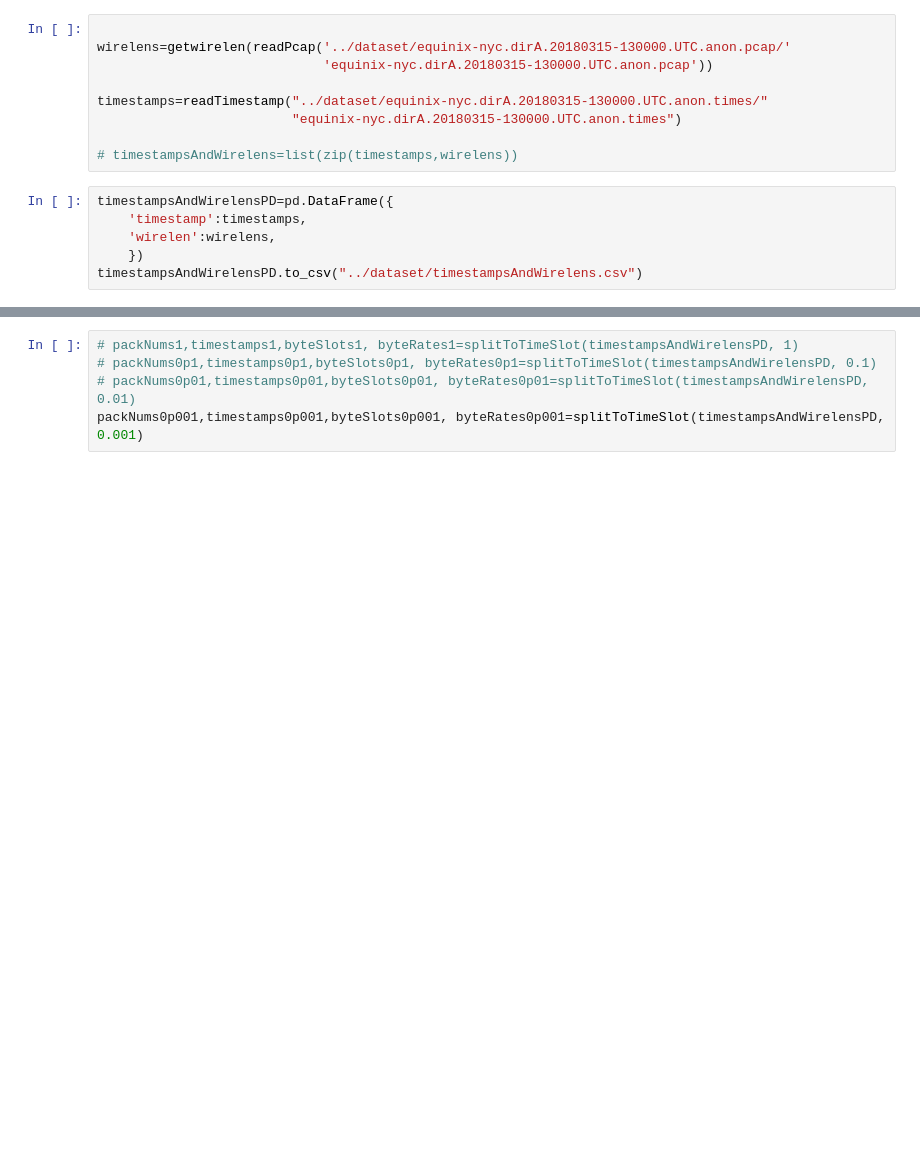
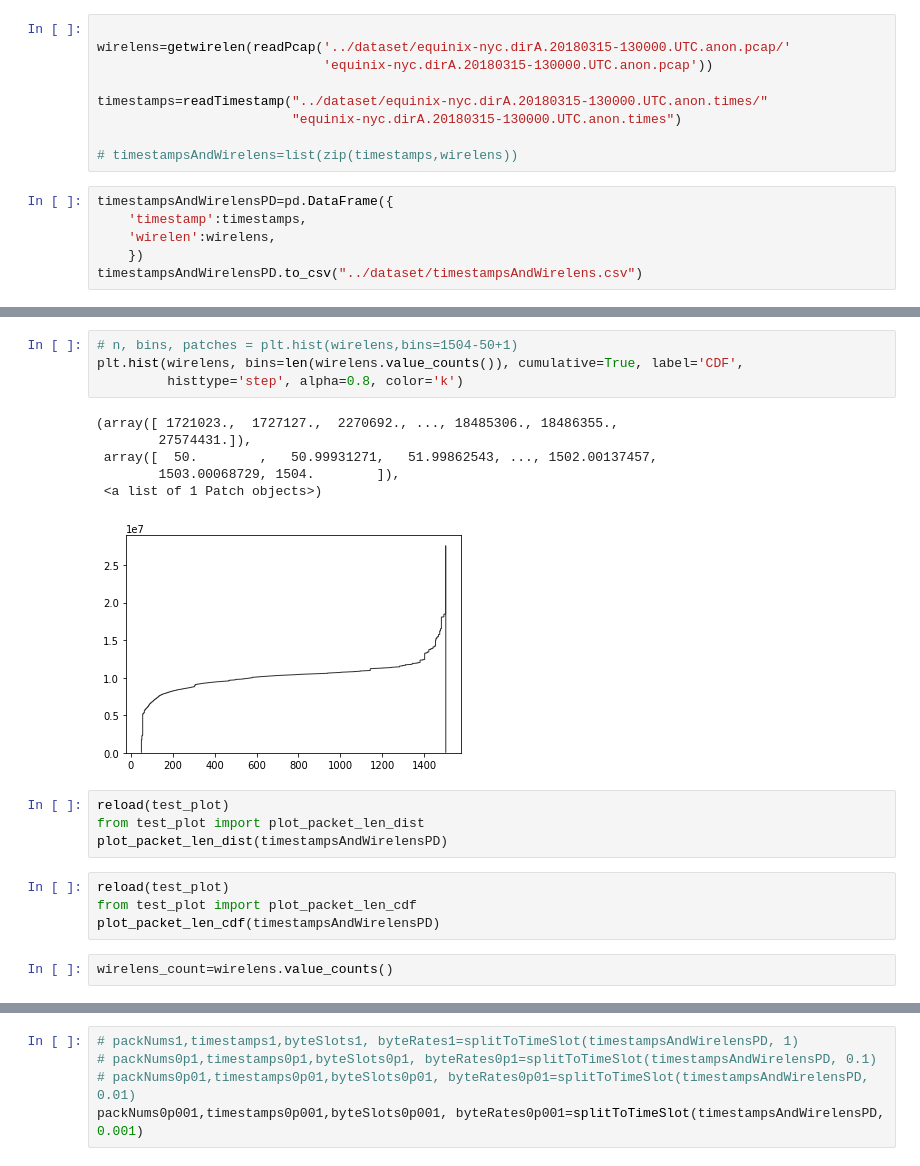
Before and after one commit to zijun726911/Traffic-Simulation, a Jupyter notebook: script/main.ipynb, the cells around one changed output, grey strips where cells are left out. Saved outputs shown, nothing was run; the diff lists cells and outputs as text; blank space fills up the shorter version.

```diff
--- a/script/main.ipynb
+++ b/script/main.ipynb
@@ -69,0 +105,21 @@ for timestamp, wirelen in \
+# %%
+# n, bins, patches = plt.hist(wirelens,bins=1504-50+1)
+plt.hist(wirelens, bins=len(wirelens.value_counts()), cumulative=True, label='CDF',
+         histtype='step', alpha=0.8, color='k')
+# %% [output]
+(array([ 1721023.,  1727127.,  2270692., ..., 18485306., 18486355.,
+        27574431.]),
+ array([  50.        ,   50.99931271,   51.99862543, ..., 1502.00137457,
+        1503.00068729, 1504.        ]),
+ <a list of 1 Patch objects>)
+[figure, added]
+# %%
+reload(test_plot)
+from test_plot import plot_packet_len_dist
+plot_packet_len_dist(timestampsAndWirelensPD)
+# %%
+reload(test_plot)
+from test_plot import plot_packet_len_cdf
+plot_packet_len_cdf(timestampsAndWirelensPD)
+# %%
+wirelens_count=wirelens.value_counts()
```
Also changed, not shown: parts of 20 cells of this notebook, 5 other files.
